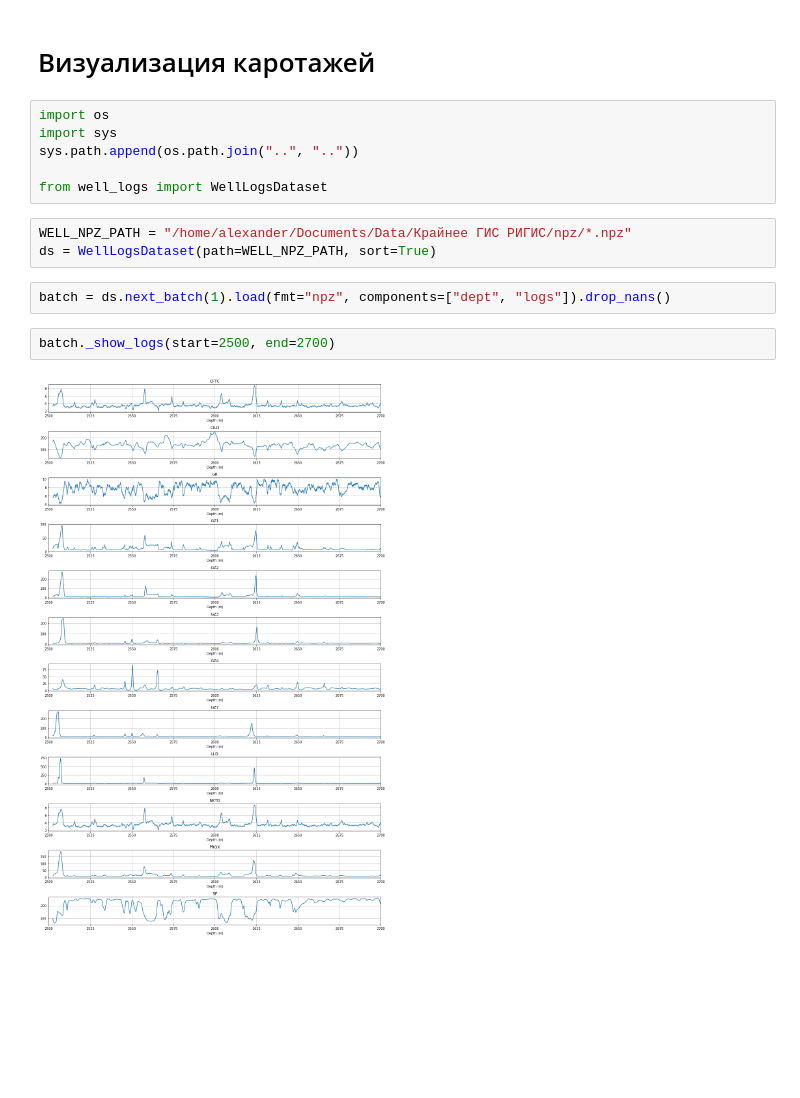
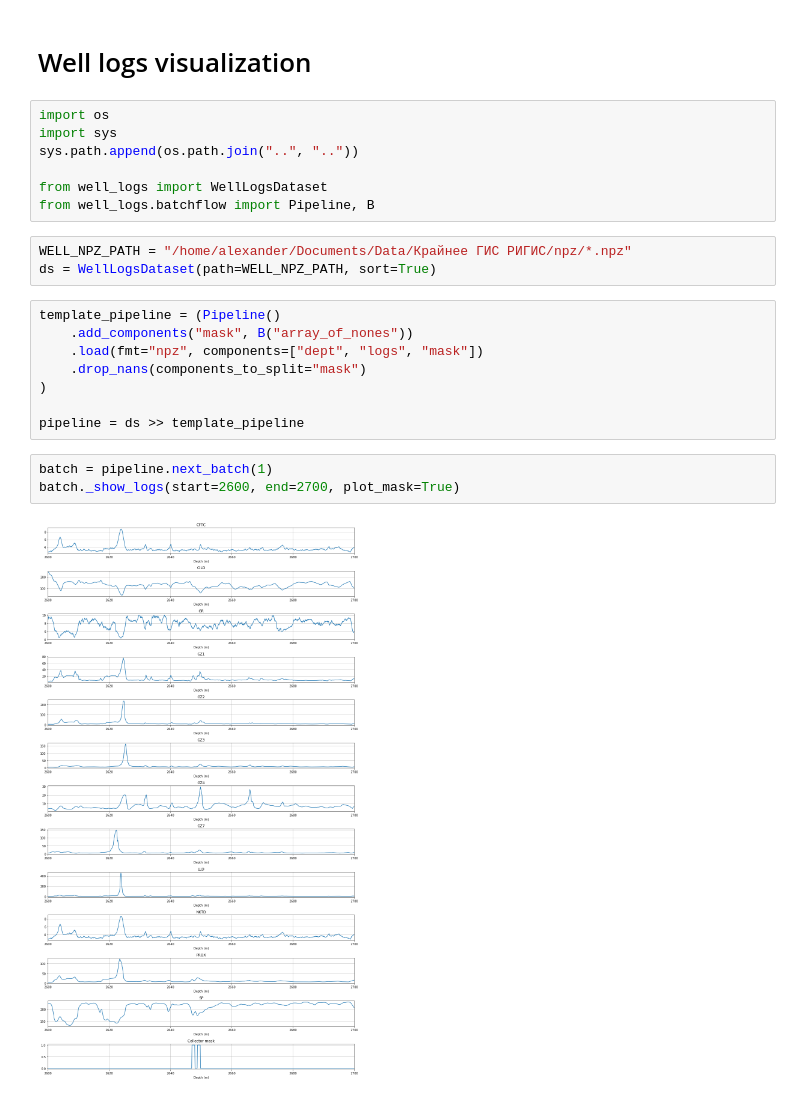
Before and after one commit to sadaqatali2027/petroflow-1, a Jupyter notebook: well_logs/examples/well_logs_visualization.ipynb, the cells around one changed output. Cells and saved outputs as stored; diff of their text form; blank space fills up the shorter version.

```diff
--- a/well_logs/examples/well_logs_visualization.ipynb
+++ b/well_logs/examples/well_logs_visualization.ipynb
@@ -1,17 +1,25 @@
-# %% [markdown]
-# Визуализация каротажей
+# %% [markdown]
+# Well logs visualization
 # %%
 import os
 import sys
 sys.path.append(os.path.join("..", ".."))
 
 from well_logs import WellLogsDataset
+from well_logs.batchflow import Pipeline, B
 # %%
 WELL_NPZ_PATH = "/home/alexander/Documents/Data/Крайнее ГИС РИГИС/npz/*.npz"
 ds = WellLogsDataset(path=WELL_NPZ_PATH, sort=True)
 # %%
-batch = ds.next_batch(1).load(fmt="npz", components=["dept", "logs"]).drop_nans()
+template_pipeline = (Pipeline()
+    .add_components("mask", B("array_of_nones"))
+    .load(fmt="npz", components=["dept", "logs", "mask"])
+    .drop_nans(components_to_split="mask")
+)
+
+pipeline = ds >> template_pipeline
 # %%
-batch._show_logs(start=2500, end=2700)
+batch = pipeline.next_batch(1)
+batch._show_logs(start=2600, end=2700, plot_mask=True)
 # %% [output]
-[figure, old version]
+[figure, new version]
```
